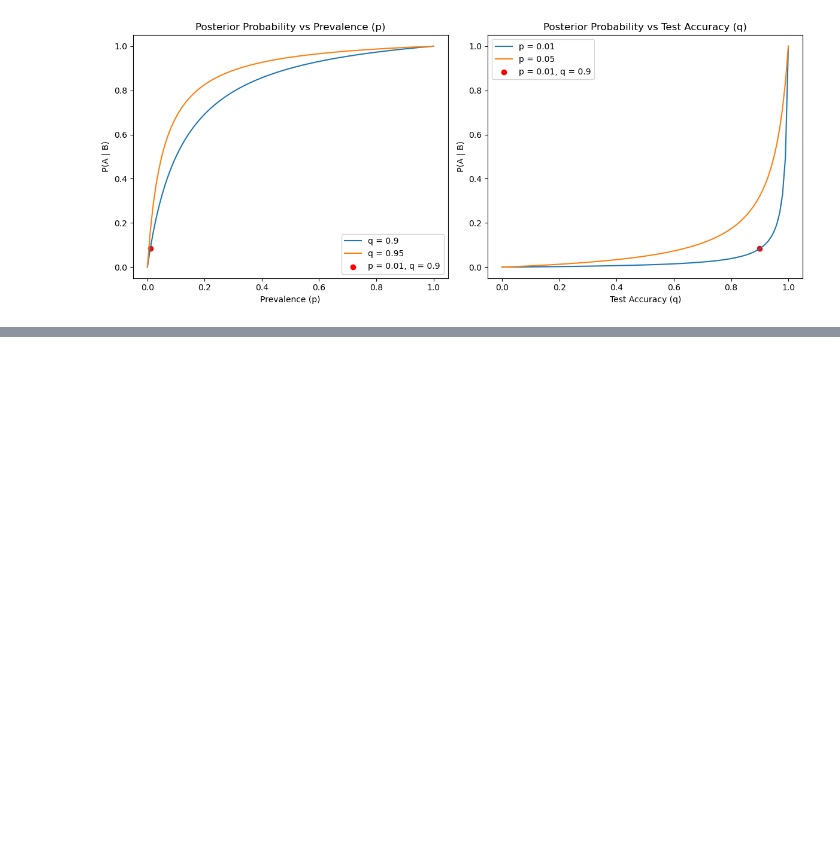
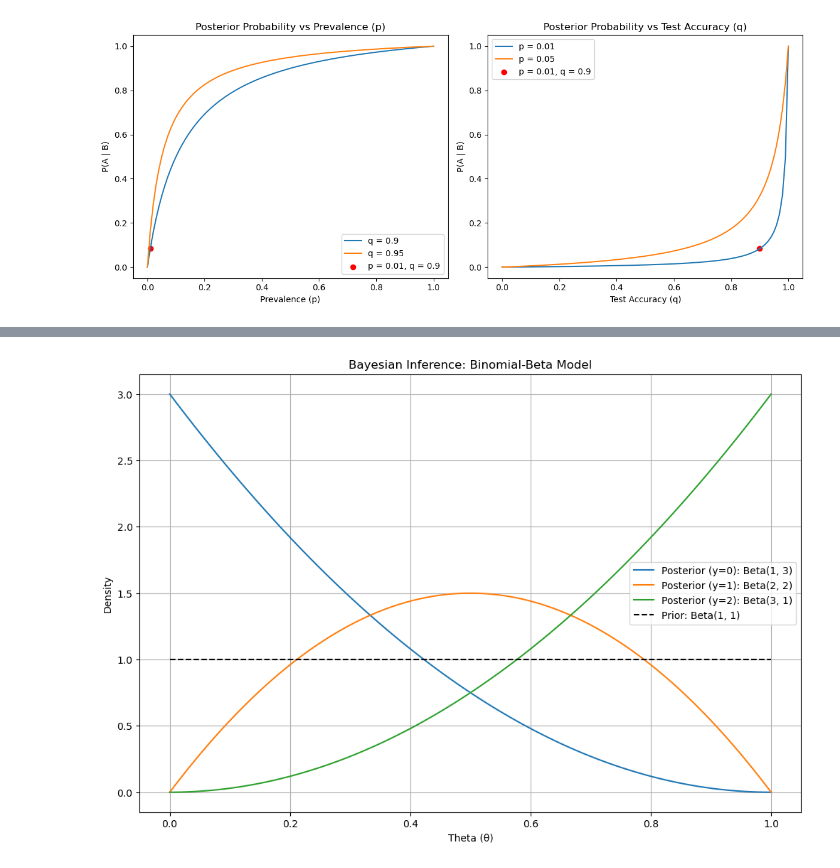
Before and after one commit to rocky115/DeepMythomatics, a Jupyter notebook: Sampling/Chapter-1/Saauntibaa_Saalo-1.ipynb, the cells around one changed output, grey strips where cells are left out. Saved outputs shown, nothing was run; the diff lists cells and outputs as text; code cells hidden in the pictures; blank space fills up the shorter version.

Commit message:
Bayesian model

```diff
--- a/Sampling/Chapter-1/Saauntibaa_Saalo-1.ipynb
+++ b/Sampling/Chapter-1/Saauntibaa_Saalo-1.ipynb
@@ -318,0 +1411,43 @@ plt.show()
+# %%
+import numpy as np
+import matplotlib.pyplot as plt
+from scipy.stats import beta
+
+# Parameters for the Beta prior
+alpha_prior = 1
+beta_prior = 1
+
+# Number of trials
+n = 2
+
+# Observed successes
+y_values = [0, 1, 2]
+
+# Set up the theta values for plotting
+theta = np.linspace(0, 1, 100)
+
+# Plot the prior and posterior distributions for each observed success
+plt.figure(figsize=(12, 8))
+
+for y in y_values:
+    # Update the parameters of the Beta distribution based on the observation
+    alpha_post = alpha_prior + y
+    beta_post = beta_prior + n - y
+
+    # Calculate the posterior distribution
+    posterior = beta.pdf(theta, alpha_post, beta_post)
+
+    # Plotting
+    plt.plot(theta, posterior, label=f'Posterior (y={y}): Beta({alpha_post}, {beta_post})')
+
+# Plot prior distribution
+plt.plot(theta, beta.pdf(theta, alpha_prior, beta_prior), 'k--', label='Prior: Beta(1, 1)')
+
+plt.title('Bayesian Inference: Binomial-Beta Model')
+plt.xlabel('Theta (θ)')
+plt.ylabel('Density')
+plt.legend()
+plt.grid()
+plt.show()
+# %% [output]
+[figure, added]
```
Also changed, not shown: parts of 14 cells of this notebook, 1 other file.
